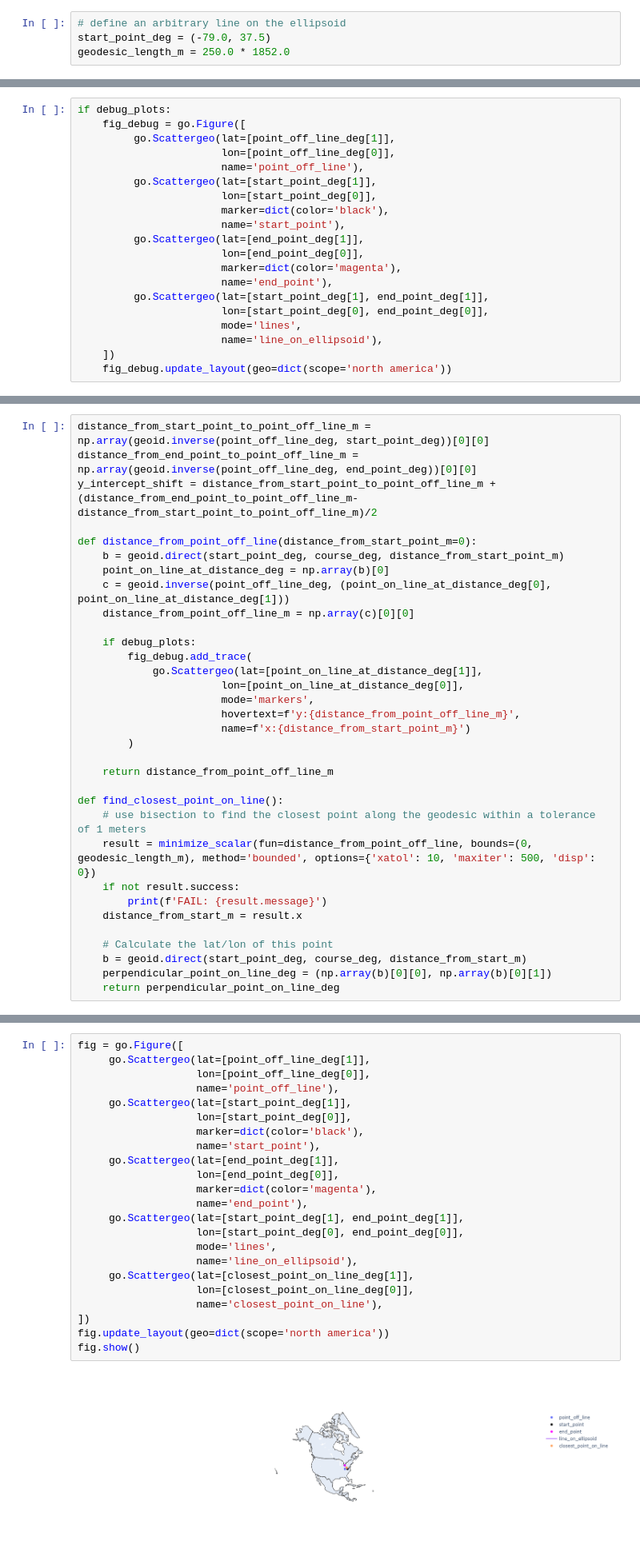
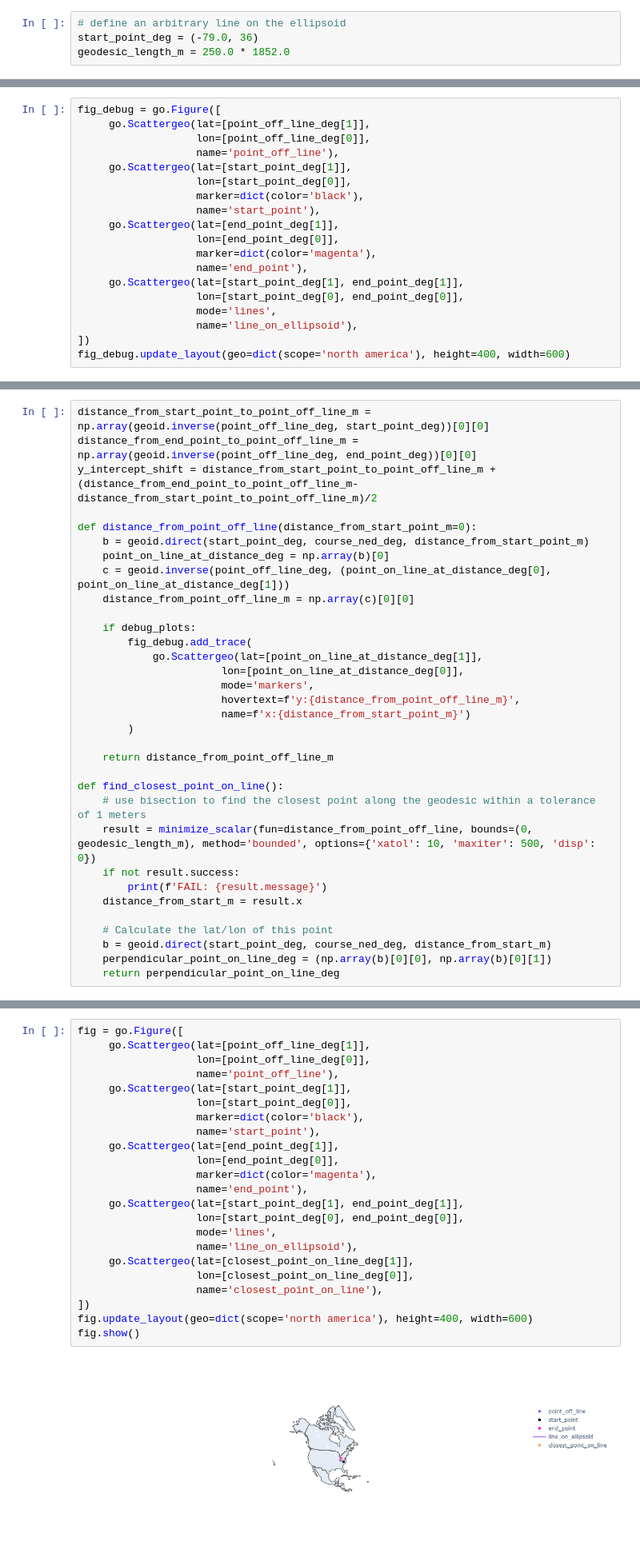
Before and after one commit to buffetboy2001/buffetboy2001.github.io, a Jupyter notebook: notebooks/2020-12-01-solution.ipynb, the cells around one changed output, grey strips where cells are left out. Shown at 80% size. Drawn from its saved outputs; the diff is of its cells as text.

```diff
--- a/notebooks/2020-12-01-solution.ipynb
+++ b/notebooks/2020-12-01-solution.ipynb
@@ -23,5 +26,5 @@ point_off_line_deg = (-82, 38) # (lon, lat)
 # %%
 # define an arbitrary line on the ellipsoid
-start_point_deg = (-79.0, 37.5)
+start_point_deg = (-79.0, 36)
 geodesic_length_m = 250.0 * 1852.0
 # %%
@@ -33,20 +35,19 @@ end_point_deg = (end_point_deg[0][0], end_point_deg[0][1])
 # %%
-if debug_plots:
-    fig_debug = go.Figure([
-         go.Scattergeo(lat=[point_off_line_deg[1]],
-                       lon=[point_off_line_deg[0]],
-                       name='point_off_line'),
-         go.Scattergeo(lat=[start_point_deg[1]],
-                       lon=[start_point_deg[0]],
-                       marker=dict(color='black'),
-                       name='start_point'),
-         go.Scattergeo(lat=[end_point_deg[1]],
-                       lon=[end_point_deg[0]],
-                       marker=dict(color='magenta'),
-                       name='end_point'),
-         go.Scattergeo(lat=[start_point_deg[1], end_point_deg[1]],
-                       lon=[start_point_deg[0], end_point_deg[0]],
-                       mode='lines',
-                       name='line_on_ellipsoid'),
-    ])
-    fig_debug.update_layout(geo=dict(scope='north america'))
+fig_debug = go.Figure([
+     go.Scattergeo(lat=[point_off_line_deg[1]],
+                   lon=[point_off_line_deg[0]],
+                   name='point_off_line'),
+     go.Scattergeo(lat=[start_point_deg[1]],
+                   lon=[start_point_deg[0]],
+                   marker=dict(color='black'),
+                   name='start_point'),
+     go.Scattergeo(lat=[end_point_deg[1]],
+                   lon=[end_point_deg[0]],
+                   marker=dict(color='magenta'),
+                   name='end_point'),
+     go.Scattergeo(lat=[start_point_deg[1], end_point_deg[1]],
+                   lon=[start_point_deg[0], end_point_deg[0]],
+                   mode='lines',
+                   name='line_on_ellipsoid'),
+])
+fig_debug.update_layout(geo=dict(scope='north america'), height=400, width=600)
@@ -56,7 +72,7 @@ distance_from_end_point_to_point_off_line_m = np.array(geoid.inverse(point_off_l
 y_intercept_shift = distance_from_start_point_to_point_off_line_m + (distance_from_end_point_to_point_off_line_m-distance_from_start_point_to_point_off_line_m)/2
 
 def distance_from_point_off_line(distance_from_start_point_m=0):
-    b = geoid.direct(start_point_deg, course_deg, distance_from_start_point_m)
+    b = geoid.direct(start_point_deg, course_ned_deg, distance_from_start_point_m)
     point_on_line_at_distance_deg = np.array(b)[0]
     c = geoid.inverse(point_off_line_deg, (point_on_line_at_distance_deg[0], point_on_line_at_distance_deg[1]))
     distance_from_point_off_line_m = np.array(c)[0][0]
@@ -80,7 +96,7 @@ def find_closest_point_on_line():
     distance_from_start_m = result.x
 
     # Calculate the lat/lon of this point
-    b = geoid.direct(start_point_deg, course_deg, distance_from_start_m)
+    b = geoid.direct(start_point_deg, course_ned_deg, distance_from_start_m)
     perpendicular_point_on_line_deg = (np.array(b)[0][0], np.array(b)[0][1])
     return perpendicular_point_on_line_deg
 # %%
@@ -96,25 +112,25 @@ Let's visualize this!
 # %%
 fig = go.Figure([
      go.Scattergeo(lat=[point_off_line_deg[1]],
                    lon=[point_off_line_deg[0]],
                    name='point_off_line'),
      go.Scattergeo(lat=[start_point_deg[1]],
                    lon=[start_point_deg[0]],
                    marker=dict(color='black'),
                    name='start_point'),
      go.Scattergeo(lat=[end_point_deg[1]],
                    lon=[end_point_deg[0]],
                    marker=dict(color='magenta'),
                    name='end_point'),
      go.Scattergeo(lat=[start_point_deg[1], end_point_deg[1]],
                    lon=[start_point_deg[0], end_point_deg[0]],
                    mode='lines',
                    name='line_on_ellipsoid'),
      go.Scattergeo(lat=[closest_point_on_line_deg[1]],
                    lon=[closest_point_on_line_deg[0]],
                    name='closest_point_on_line'),
 ])
-fig.update_layout(geo=dict(scope='north america'))
+fig.update_layout(geo=dict(scope='north america'), height=400, width=600)
 fig.show()
 # %% [output]
-[figure, old version]
+[figure, new version]
```
Also changed, not shown: parts of 40 cells of this notebook.
